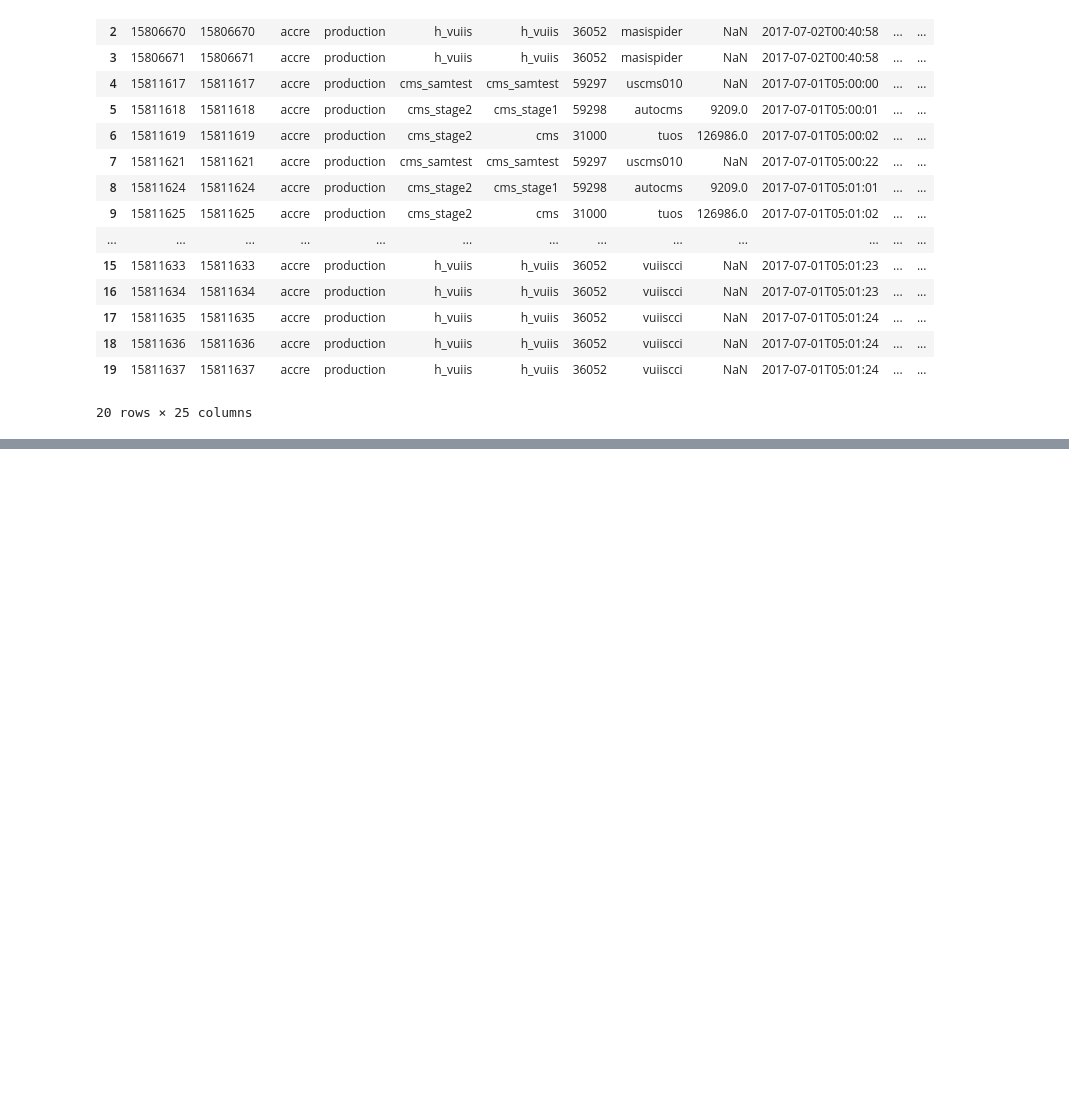
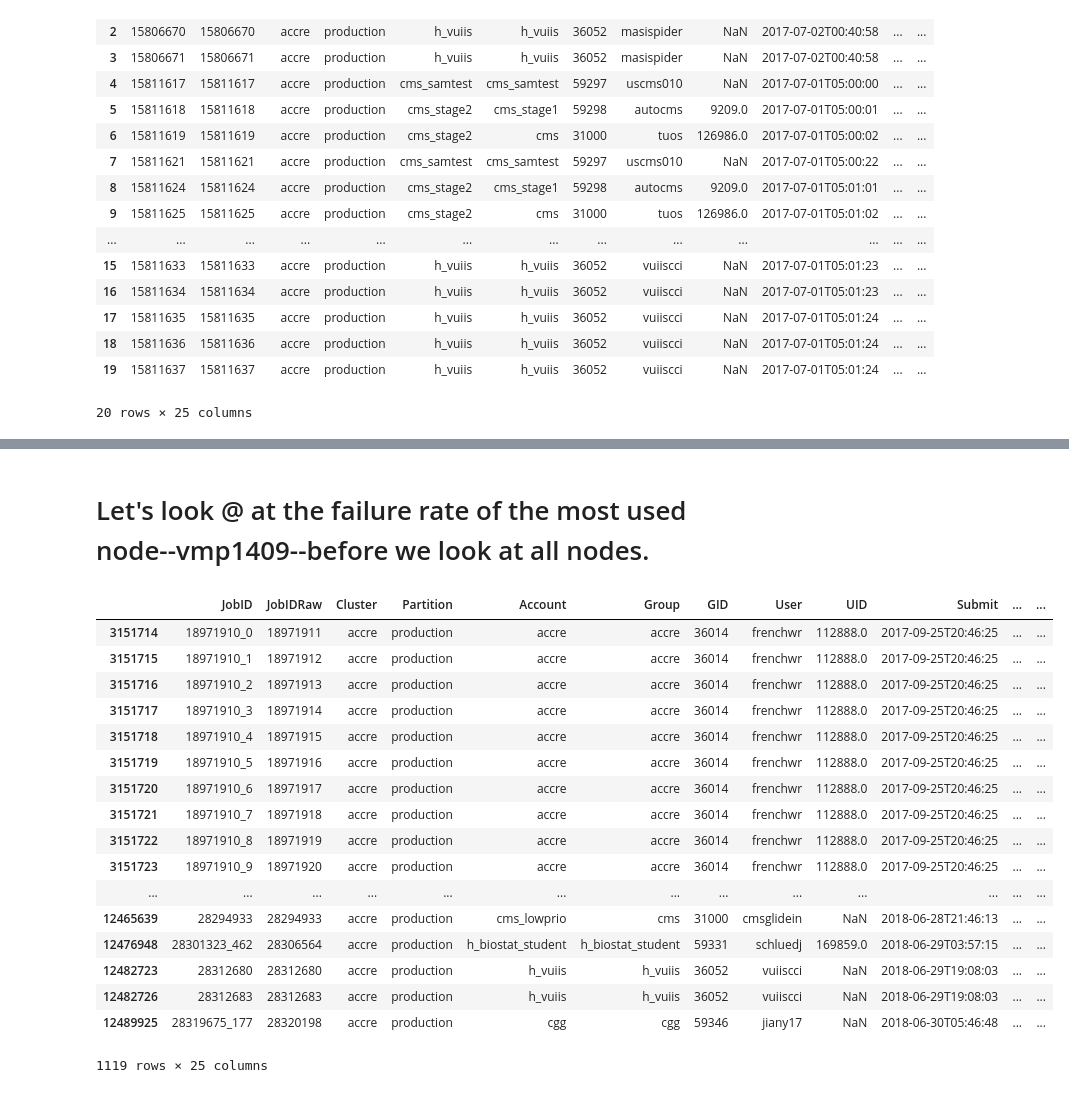
Before and after one commit to Cjcarlevato/data-question-2-dream-crushers, a Jupyter notebook: ACCREdata.ipynb, the cells around one changed output, grey strips where cells are left out. Cells and saved outputs as stored; diff of their text form; code cells hidden in the pictures; blank space fills up the shorter version.

```diff
--- a/ACCREdata.ipynb
+++ b/ACCREdata.ipynb
@@ -28,0 +168,23 @@ accre_data.head(n=20)
+# %% [markdown]
+# Let's look @ at the failure rate of the most used node--vmp1409--before we look at all nodes.
+# %%
+accre_data[(accre_data['State'] == "FAILED") & (accre_data["NodeList"] == "vmp1409")]
+# %% [output]
+|  | JobID | JobIDRaw | Cluster | Partition | Account | Group | GID | User | UID | Submit | ... | ... |
+| 3151714 | 18971910_0 | 18971911 | accre | production | accre | accre | 36014 | frenchwr | 112888.0 | 2017-09-25T20:46:25 | ... | ... |
+| 3151715 | 18971910_1 | 18971912 | accre | production | accre | accre | 36014 | frenchwr | 112888.0 | 2017-09-25T20:46:25 | ... | ... |
+| 3151716 | 18971910_2 | 18971913 | accre | production | accre | accre | 36014 | frenchwr | 112888.0 | 2017-09-25T20:46:25 | ... | ... |
+| 3151717 | 18971910_3 | 18971914 | accre | production | accre | accre | 36014 | frenchwr | 112888.0 | 2017-09-25T20:46:25 | ... | ... |
+| 3151718 | 18971910_4 | 18971915 | accre | production | accre | accre | 36014 | frenchwr | 112888.0 | 2017-09-25T20:46:25 | ... | ... |
+| 3151719 | 18971910_5 | 18971916 | accre | production | accre | accre | 36014 | frenchwr | 112888.0 | 2017-09-25T20:46:25 | ... | ... |
+| 3151720 | 18971910_6 | 18971917 | accre | production | accre | accre | 36014 | frenchwr | 112888.0 | 2017-09-25T20:46:25 | ... | ... |
+| 3151721 | 18971910_7 | 18971918 | accre | production | accre | accre | 36014 | frenchwr | 112888.0 | 2017-09-25T20:46:25 | ... | ... |
+| 3151722 | 18971910_8 | 18971919 | accre | production | accre | accre | 36014 | frenchwr | 112888.0 | 2017-09-25T20:46:25 | ... | ... |
+| 3151723 | 18971910_9 | 18971920 | accre | production | accre | accre | 36014 | frenchwr | 112888.0 | 2017-09-25T20:46:25 | ... | ... |
+| ... | ... | ... | ... | ... | ... | ... | ... | ... | ... | ... | ... | ... |
+| 12465639 | 28294933 | 28294933 | accre | production | cms_lowprio | cms | 31000 | cmsglidein | NaN | 2018-06-28T21:46:13 | ... | ... |
+| 12476948 | 28301323_462 | 28306564 | accre | production | h_biostat_student | h_biostat_student | 59331 | schluedj | 169859.0 | 2018-06-29T03:57:15 | ... | ... |
+| 12482723 | 28312680 | 28312680 | accre | production | h_vuiis | h_vuiis | 36052 | vuiiscci | NaN | 2018-06-29T19:08:03 | ... | ... |
+| 12482726 | 28312683 | 28312683 | accre | production | h_vuiis | h_vuiis | 36052 | vuiiscci | NaN | 2018-06-29T19:08:03 | ... | ... |
+| 12489925 | 28319675_177 | 28320198 | accre | production | cgg | cgg | 59346 | jiany17 | NaN | 2018-06-30T05:46:48 | ... | ... |
+1119 rows × 25 columns
```
Also changed, not shown: parts of 24 cells of this notebook.
